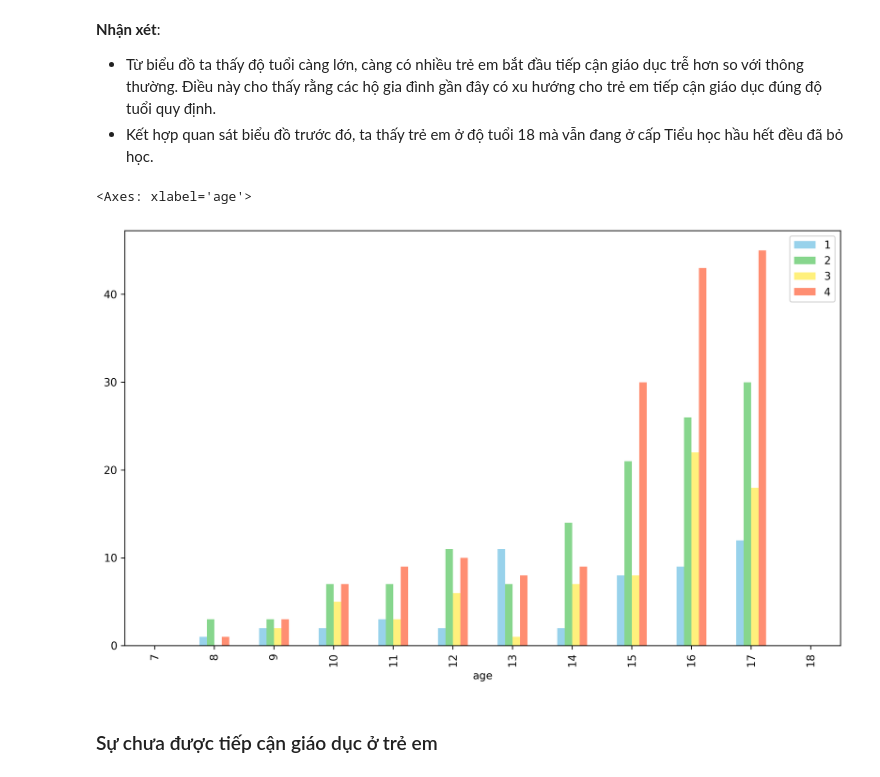
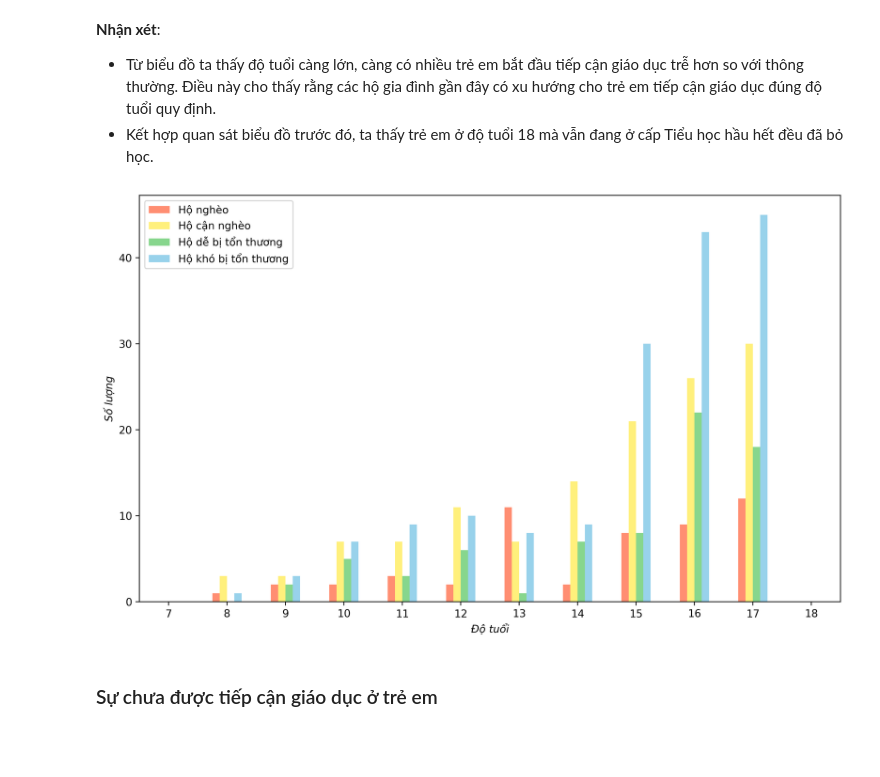
Before and after one commit to iam-Dylan/costa-rican-household, a Jupyter notebook: source/eda_DK.ipynb, the cells around one changed output. Drawn from its saved outputs; the diff is of its cells as text; code cells hidden in the pictures; blank space fills up the shorter version.

```diff
--- a/source/eda_DK.ipynb
+++ b/source/eda_DK.ipynb
@@ -167,12 +171,14 @@ delayed_enrollment_by_target = delayed_enrollment_by_target.groupby(['age', 'Tar
 
 delayed_enrollment_by_target = delayed_enrollment_by_target.stack().unstack([-2,-1]).rename_axis((None, None), axis=1)
 delayed_enrollment_by_target.columns = delayed_enrollment_by_target.columns.droplevel(1)
-# %%
-# Plot multi-level bar chart for delayed_enrollment_by_target
-delayed_enrollment_by_target.plot(kind='bar', color=['#98d2eb', '#87D68D', '#fff07c', '#FF8E72'])
-# %% [output]
-<Axes: xlabel='age'>
-[figure, removed]
+# %%
+delayed_enrollment_by_target.plot(kind='bar', color=['#FF8E72', '#fff07c', '#87D68D', '#98d2eb']);
+plt.xlabel('Độ tuổi', style='italic');
+plt.xticks(rotation=0);
+plt.ylabel('Số lượng', style='italic');
+plt.legend(['Hộ nghèo', 'Hộ cận nghèo', 'Hộ dễ bị tổn thương', 'Hộ khó bị tổn thương']);
+# %% [output]
+[figure, added]
 # %% [markdown]
 ### Sự chưa được tiếp cận giáo dục ở trẻ em
 # %%
```
Also changed, not shown: parts of 10 cells of this notebook.
